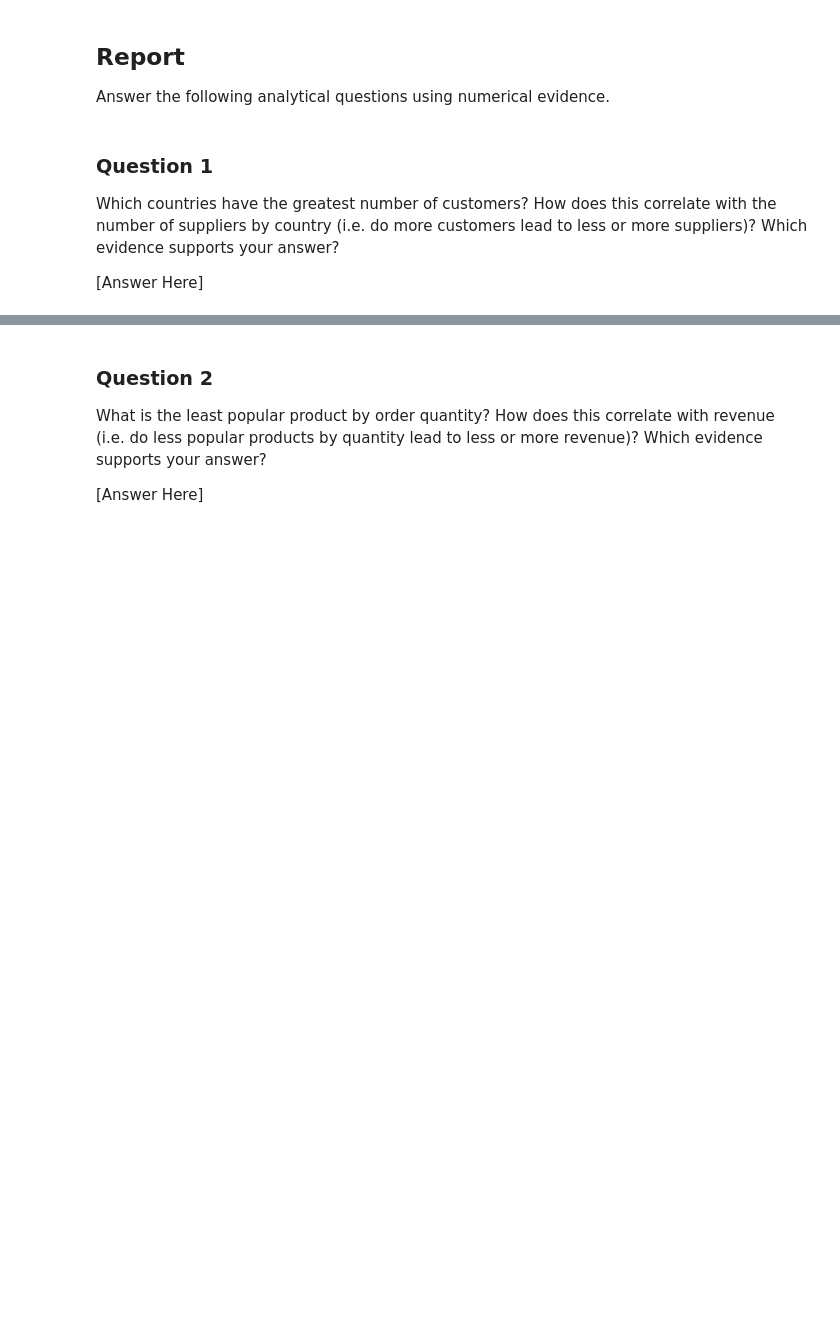
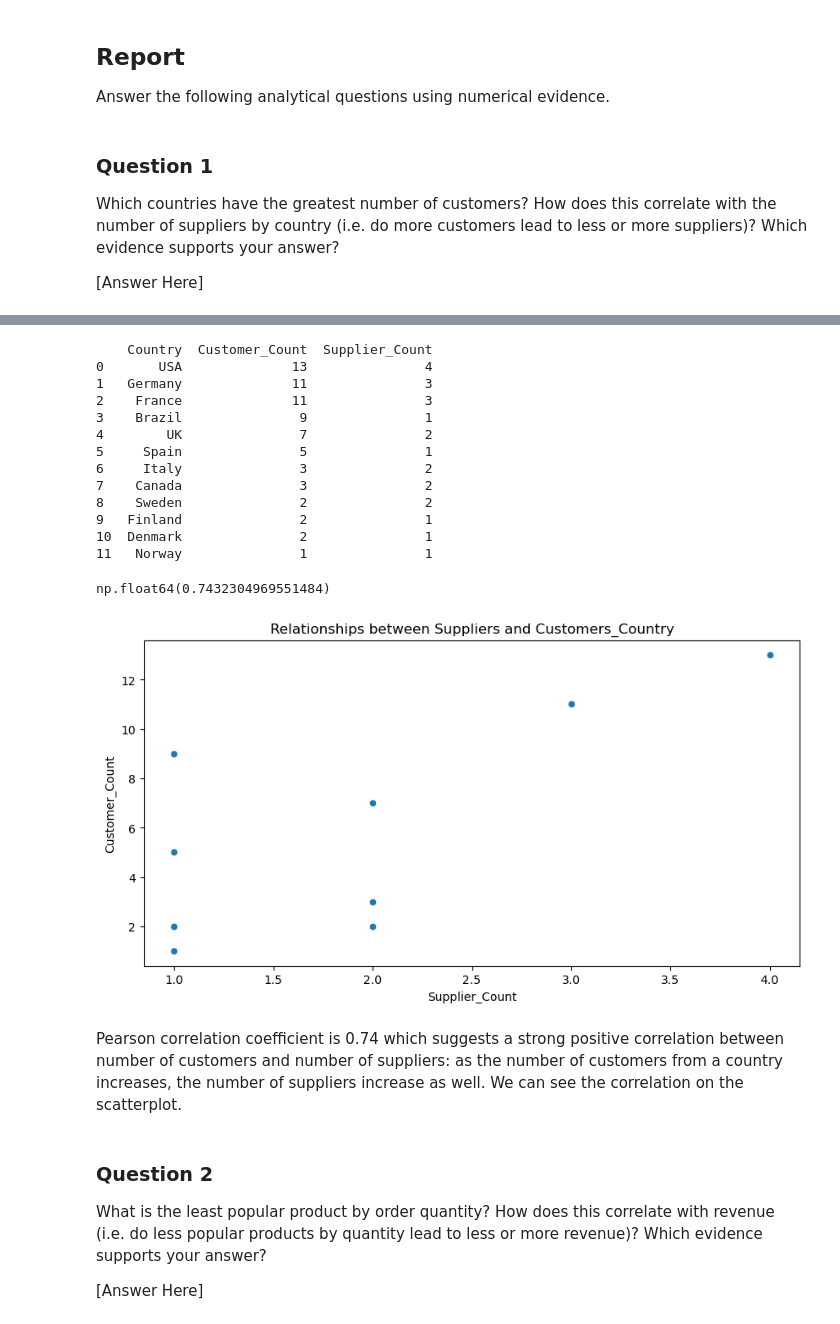
Before and after one commit to NadyaT-hub/Ad-Hoc-Food-Report, a Jupyter notebook: adhoc-sql/adhoc_report.ipynb, the cells around one changed output, grey strips where cells are left out. Cells and saved outputs as stored; diff of their text form; code cells hidden in the pictures; blank space fills up the shorter version.

```diff
--- a/adhoc-sql/adhoc_report.ipynb
+++ b/adhoc-sql/adhoc_report.ipynb
@@ -56,11 +56,11 @@ print(rows)
 [('USA', 4), ('Germany', 3), ('France', 3), ('UK', 2), ('Sweden', 2), ('Japan', 2), ('Italy', 2), ('Canada', 2), ('Australia', 2), ('Spain', 1), ('Singapore', 1), ('Norway', 1), ('Netherlands', 1), (' ...
 # %%
 # TODO: Convert your list of tuples to a dataframe
-df = pd.DataFrame(rows, columns=['Country', 'Supplier_Count'])
+df_country_suppliers = pd.DataFrame(rows, columns=['Country', 'Supplier_Count'])
 
 # TODO: Generate a visualization on this dataframe
 plt.figure(figsize=(10,6))
-sns.barplot(x='Supplier_Count', y='Country', data=df, hue='Country', legend=False, palette='muted')
+sns.barplot(x='Supplier_Count', y='Country', data=df_country_suppliers, hue='Country', legend=False, palette='muted')
 
 plt.title('Most Common Country of Origin _ Suppliers')
 plt.xlabel('Number of Suppliers per Country')
@@ -90,11 +90,11 @@ print(rows)
 [('USA', 13), ('Germany', 11), ('France', 11), ('Brazil', 9), ('UK', 7), ('Spain', 5), ('Mexico', 5), ('Venezuela', 4), ('Italy', 3), ('Canada', 3), ('Argentina', 3), ('Switzerland', 2), ('Sweden', 2) ...
 # %%
 # TODO: Convert your list of tuples to a dataframe
-df = pd.DataFrame(rows, columns=['Country', 'Customer_Count'])
+df_country_customers = pd.DataFrame(rows, columns=['Country', 'Customer_Count'])
 
 # TODO: Generate a visualization on this dataframe
 plt.figure(figsize=(10,6))
-sns.barplot(x='Customer_Count', y='Country', data=df, hue='Country', legend=False, palette='muted')
+sns.barplot(x='Customer_Count', y='Country', data=df_country_customers, hue='Country', legend=False, palette='muted')
 
 plt.title('Most Common Country of Origin _ Customers')
 plt.xlabel('Number of Customers')
@@ -306,3 +322,33 @@ Which countries have the greatest number of customers? How does this correlate w
+# %%
+# Merging 2 existing dataframes on Country to apply Pearson correlation coefficient
+df_merged_cust_suppl = pd.merge(df_country_customers, df_country_suppliers, on='Country', how='inner')
+print(df_merged_cust_suppl)
+
+# Creating scatterplot to see the relationships between most customers and most suppliers
+fig, axes = plt.subplots(figsize=(10, 5))
+sns.scatterplot(x='Supplier_Count', y='Customer_Count', data=df_merged_cust_suppl)
+plt.title('Relationships between Suppliers and Customers_Country')
+
+# calculating pearson's coefficient on merged dataframe
+df_merged_cust_suppl['Supplier_Count'].corr(df_merged_cust_suppl['Customer_Count'])
+# %% [output]
+    Country  Customer_Count  Supplier_Count
+0       USA              13               4
+1   Germany              11               3
+2    France              11               3
+3    Brazil               9               1
+4        UK               7               2
+5     Spain               5               1
+6     Italy               3               2
+7    Canada               3               2
+8    Sweden               2               2
+9   Finland               2               1
+10  Denmark               2               1
+11   Norway               1               1
+np.float64(0.7432304969551484)
+[figure, added]
+# %% [markdown]
+Pearson correlation coefficient is 0.74 which suggests a strong positive correlation between number of customers and number of suppliers: as the number of customers from a country increases, the number of suppliers increase as well. We can see the correlation on the scatterplot.
 # %% [markdown]
 ### Question 2
 
```
Also changed, not shown: parts of 18 cells of this notebook.
